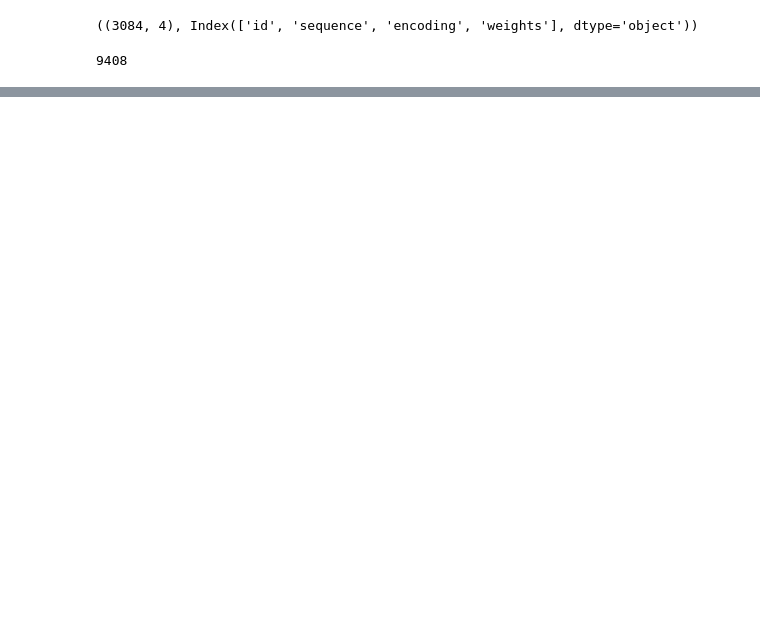
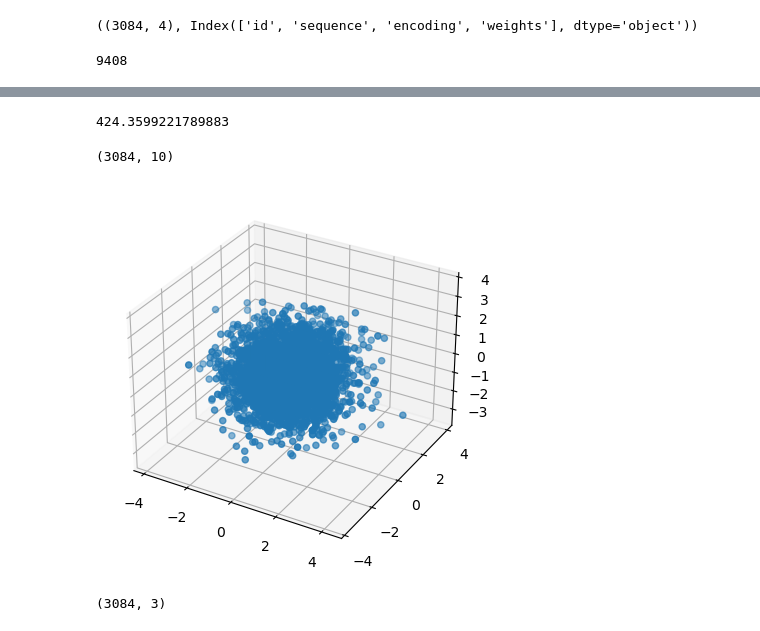
Before and after one commit to SebPorras/MAP_VAE, a Jupyter notebook: notebooks/test.ipynb, the cells around one changed output, grey strips where cells are left out. Drawn from its saved outputs; the diff is of its cells as text; code cells hidden in the pictures; blank space fills up the shorter version.

Commit message:
tree vis in test.ipynb

```diff
--- a/notebooks/test.ipynb
+++ b/notebooks/test.ipynb
@@ -17,7 +26,7 @@ extants_aln.shape, extants_aln.columns
 # %%
 train_dataset = MSA_Dataset(extants_aln["encoding"], extants_aln["weights"], extants_aln["id"])
 train_loader = torch.utils.data.DataLoader(
-    train_dataset, batch_size=32, shuffle=False
+    train_dataset, batch_size=1, shuffle=False
 )
 
 SEQ_LEN = 0
@@ -61,0 +71,4 @@ model = SeqVAETest(input_dims, 10, hidden_dims=config["hidden_dims"], config)
+# %%
+
+model = torch.load("/Users/sebs_mac/uni_OneDrive/honours/data/gb1/gb1_model_an_ex.pt")
+model.eval()
@@ -61,0 +93,11 @@ model = SeqVAETest(input_dims, 10, hidden_dims=config["hidden_dims"], config)
+# %%
+names = []
+z_vals = []
+
+for encoding, weights, name in train_loader:
+    log_p, z_sample, z_mu, z_logvar = model.forward(encoding.float())
+    names.append(name[0])
+    z_vals.append(z_sample.detach().numpy())
+
+df = pd.DataFrame({"id": names, "z": z_vals})
+df.head()
@@ -61,0 +111,54 @@ model = SeqVAETest(input_dims, 10, hidden_dims=config["hidden_dims"], config)
+# %%
+import torch.nn.functional as F
+import evoVAE.utils.seq_tools as st
+import evoVAE.utils.metrics as mt
+
+total = 0
+count = 0
+for id, z in zip(df['id'], df['z']):
+    x_hat = model.decode(torch.tensor(z))
+    x_hat.shape
+    orig_shape = tuple(x_hat.shape[0:-1])
+
+    x_hat = torch.unsqueeze(x_hat, -1)
+    x_hat = x_hat.view(orig_shape + (-1, 21))
+
+    SEQ_POSITIONS = 0
+    indices = x_hat.max(dim=-1).indices.tolist()
+
+    test = extants_aln[extants_aln['id'] == id]['sequence'].values[0]
+    recon = "".join([st.GAPPY_PROTEIN_ALPHABET[x] for x in indices[SEQ_POSITIONS]])
+
+    total += mt.hamming_distance(test, recon)
+    count += 1
+
+print(total/count)
+# %% [output]
+424.3599221789883
+# %%
+from sklearn.decomposition import PCA
+
+test = [x.tolist()[0] for x in df['z']]
+test = np.array(test)
+test.shape
+# %% [output]
+(3084, 10)
+# %%
+#df['z'].to_numpy()
+import matplotlib.pyplot as plt
+
+pca = PCA(n_components=3)
+transformed = pca.fit_transform(test)
+
+
+fig = plt.figure()
+ax = fig.add_subplot(111, projection='3d')
+
+ax.scatter(transformed[:, 0], transformed[:, 1], transformed[:, 2])
+plt.show()
+# %% [output]
+[figure, added]
+# %%
+transformed.shape
+# %% [output]
+(3084, 3)
```
Also changed, not shown: parts of 12 cells of this notebook, 3 other files.
